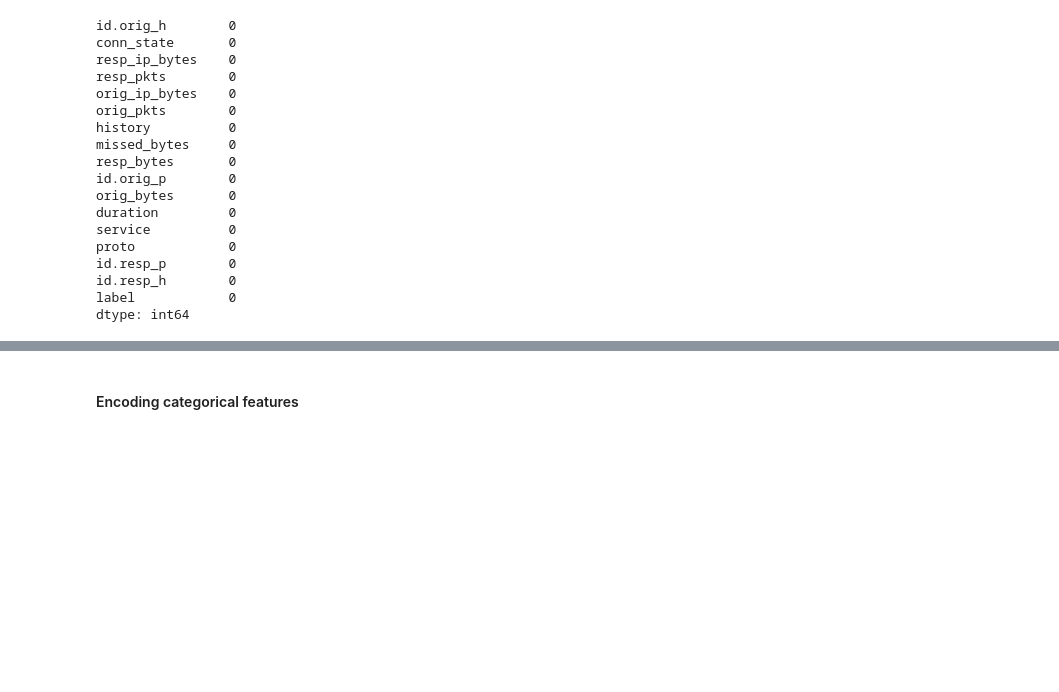
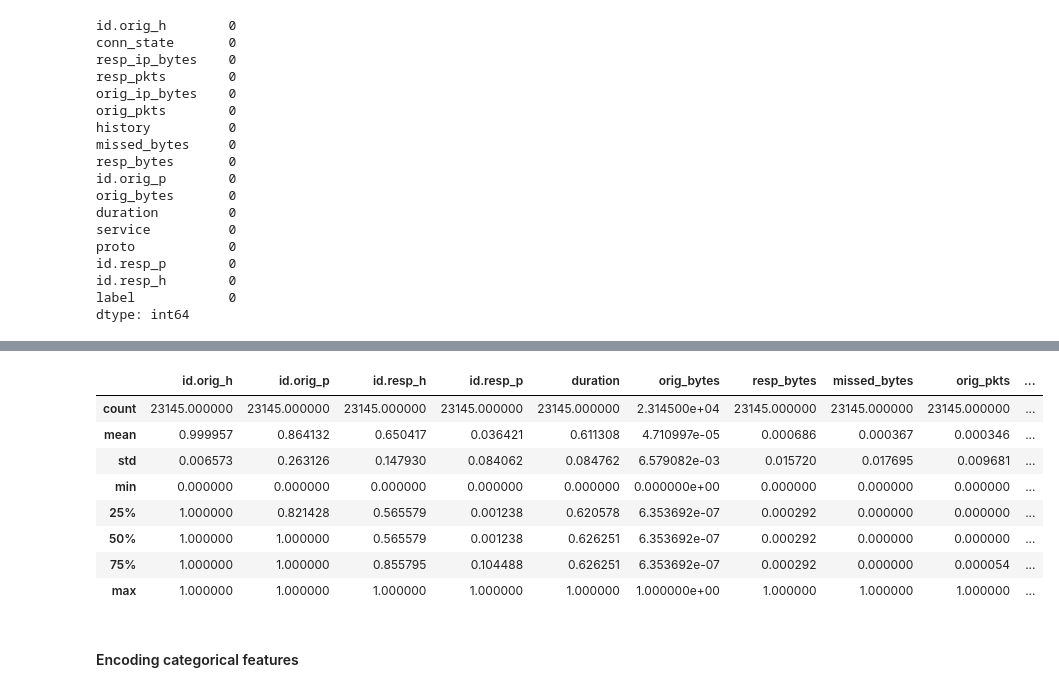
Before and after one commit to sinanw/ml-classification-malicious-network-traffic, a Jupyter notebook: notebooks/2-data-preprocessing.ipynb, the cells around one changed output, grey strips where cells are left out. Cells and saved outputs as stored; diff of their text form; code cells hidden in the pictures; blank space fills up the shorter version.

```diff
--- a/notebooks/2-data-preprocessing.ipynb
+++ b/notebooks/2-data-preprocessing.ipynb
@@ -331,3 +354,16 @@ dtype: int64
+# %%
+#check statistics for scaled features
+data_df[numerical_features].describe()
+# %% [output]
+|  | id.orig_h | id.orig_p | id.resp_h | id.resp_p | duration | orig_bytes | resp_bytes | missed_bytes | orig_pkts | ... |
+| count | 23145.000000 | 23145.000000 | 23145.000000 | 23145.000000 | 23145.000000 | 2.314500e+04 | 23145.000000 | 23145.000000 | 23145.000000 | ... |
+| mean | 0.999957 | 0.864132 | 0.650417 | 0.036421 | 0.611308 | 4.710997e-05 | 0.000686 | 0.000367 | 0.000346 | ... |
+| std | 0.006573 | 0.263126 | 0.147930 | 0.084062 | 0.084762 | 6.579082e-03 | 0.015720 | 0.017695 | 0.009681 | ... |
+| min | 0.000000 | 0.000000 | 0.000000 | 0.000000 | 0.000000 | 0.000000e+00 | 0.000000 | 0.000000 | 0.000000 | ... |
+| 25% | 1.000000 | 0.821428 | 0.565579 | 0.001238 | 0.620578 | 6.353692e-07 | 0.000292 | 0.000000 | 0.000000 | ... |
+| 50% | 1.000000 | 1.000000 | 0.565579 | 0.001238 | 0.626251 | 6.353692e-07 | 0.000292 | 0.000000 | 0.000000 | ... |
+| 75% | 1.000000 | 1.000000 | 0.855795 | 0.104488 | 0.626251 | 6.353692e-07 | 0.000292 | 0.000000 | 0.000054 | ... |
+| max | 1.000000 | 1.000000 | 1.000000 | 1.000000 | 1.000000 | 1.000000e+00 | 1.000000 | 1.000000 | 1.000000 | ... |
 # %% [markdown]
 #### Encoding categorical features
 # %%
```
Also changed, not shown: parts of 6 cells of this notebook, 1 other file.
